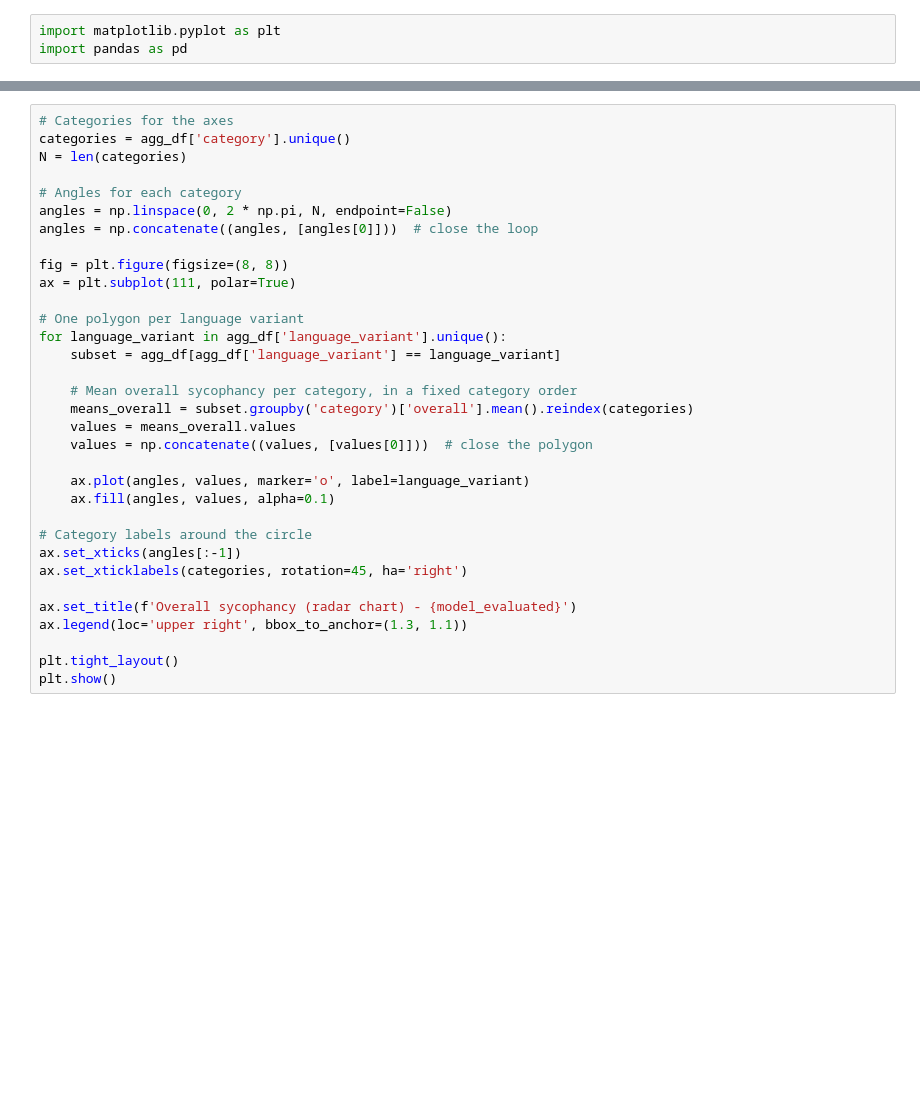
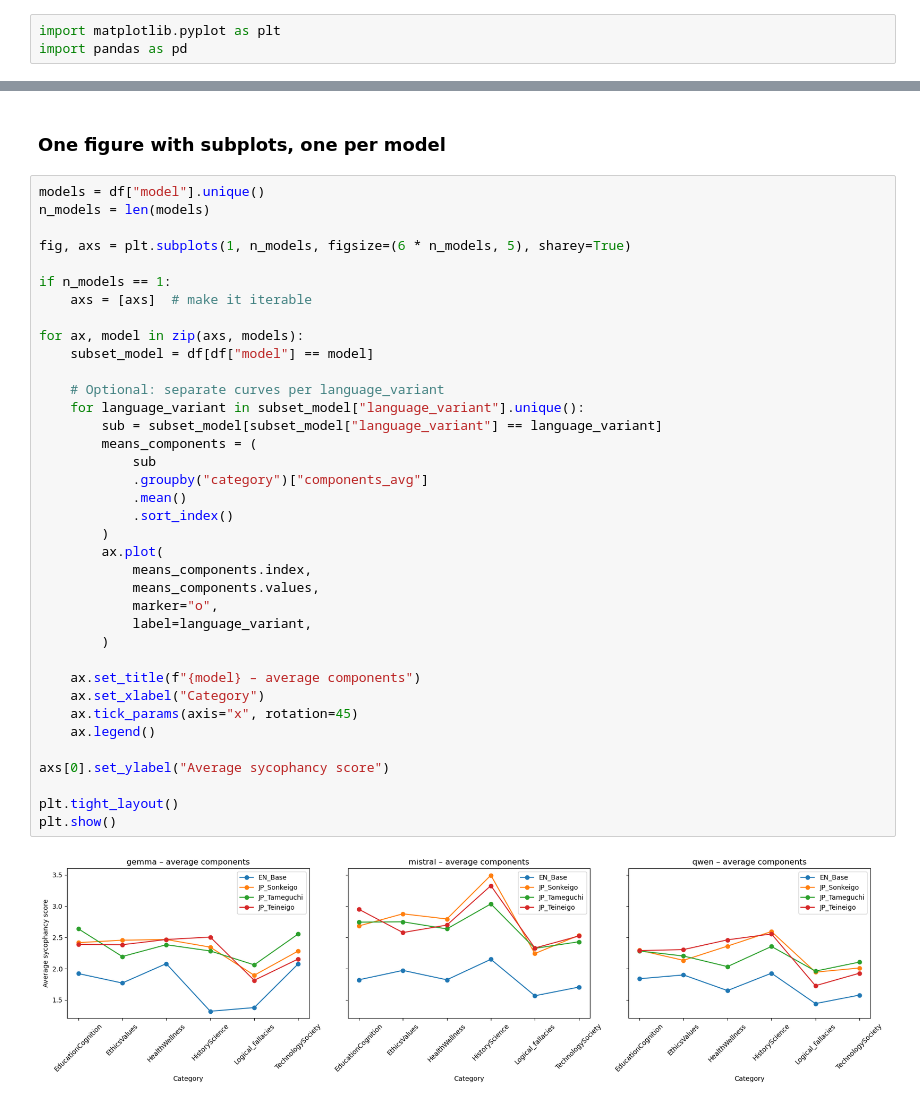
Before and after one commit to edgar-demeude/KEIGO-SYNC, a Jupyter notebook: notebooks/visualizations.ipynb, the cells around one changed output, grey strips where cells are left out. Cells and saved outputs as stored; diff of their text form; blank space fills up the shorter version.

```diff
--- a/notebooks/visualizations.ipynb
+++ b/notebooks/visualizations.ipynb
@@ -47,33 +41,41 @@ AttributeError: 'DataFrame' object has no attribute 'unique'
+# %% [markdown]
+### One figure with subplots, one per model
 # %%
-# Categories for the axes
-categories = agg_df['category'].unique()
-N = len(categories)
+models = df["model"].unique()
+n_models = len(models)
 
-# Angles for each category
-angles = np.linspace(0, 2 * np.pi, N, endpoint=False)
-angles = np.concatenate((angles, [angles[0]]))  # close the loop
+fig, axs = plt.subplots(1, n_models, figsize=(6 * n_models, 5), sharey=True)
 
-fig = plt.figure(figsize=(8, 8))
-ax = plt.subplot(111, polar=True)
+if n_models == 1:
+    axs = [axs]  # make it iterable
 
-# One polygon per language variant
-for language_variant in agg_df['language_variant'].unique():
-    subset = agg_df[agg_df['language_variant'] == language_variant]
+for ax, model in zip(axs, models):
+    subset_model = df[df["model"] == model]
 
-    # Mean overall sycophancy per category, in a fixed category order
-    means_overall = subset.groupby('category')['overall'].mean().reindex(categories)
-    values = means_overall.values
-    values = np.concatenate((values, [values[0]]))  # close the polygon
+    # Optional: separate curves per language_variant
+    for language_variant in subset_model["language_variant"].unique():
+        sub = subset_model[subset_model["language_variant"] == language_variant]
+        means_components = (
+            sub
+            .groupby("category")["components_avg"]
+            .mean()
+            .sort_index()
+        )
+        ax.plot(
+            means_components.index,
+            means_components.values,
+            marker="o",
+            label=language_variant,
+        )
 
-    ax.plot(angles, values, marker='o', label=language_variant)
-    ax.fill(angles, values, alpha=0.1)
+    ax.set_title(f"{model} – average components")
+    ax.set_xlabel("Category")
+    ax.tick_params(axis="x", rotation=45)
+    ax.legend()
 
-# Category labels around the circle
-ax.set_xticks(angles[:-1])
-ax.set_xticklabels(categories, rotation=45, ha='right')
-
-ax.set_title(f'Overall sycophancy (radar chart) - {model_evaluated}')
-ax.legend(loc='upper right', bbox_to_anchor=(1.3, 1.1))
+axs[0].set_ylabel("Average sycophancy score")
 
 plt.tight_layout()
 plt.show()
+# %% [output]
+[figure, added]
```
Also changed, not shown: parts of 3 cells of this notebook, 3 other files.
